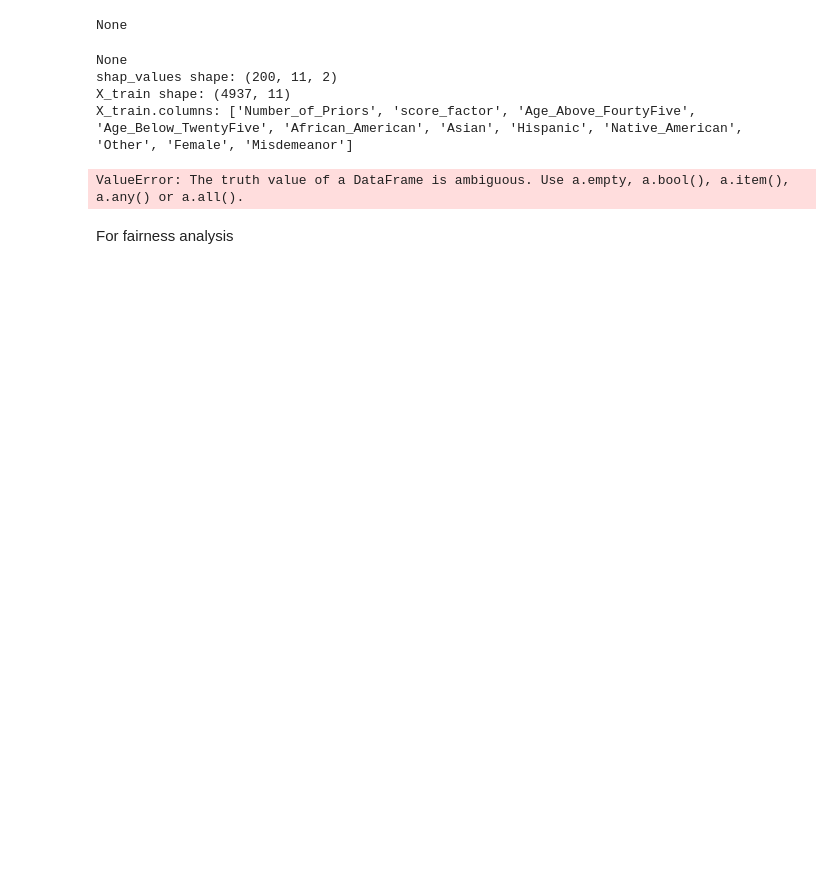
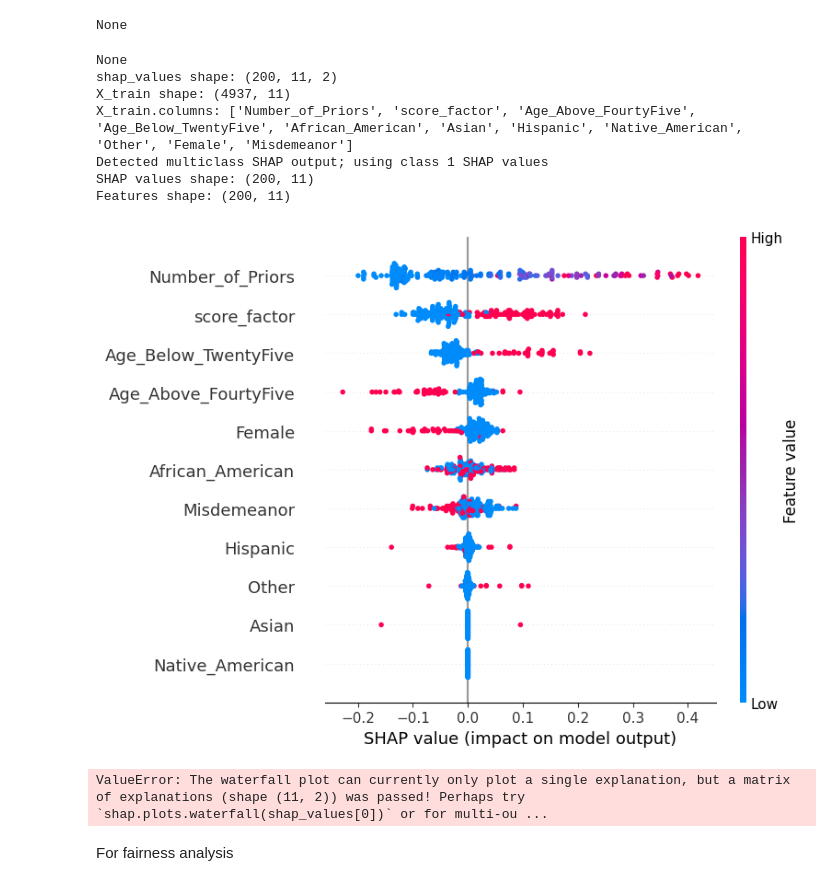
Before and after one commit to jamesafful/explainbench, a Jupyter notebook: notebooks/COMPAS_shap_analysis.ipynb, the cells around one changed output. Cells and saved outputs as stored; diff of their text form; code cells hidden in the pictures; blank space fills up the shorter version.

```diff
--- a/notebooks/COMPAS_shap_analysis.ipynb
+++ b/notebooks/COMPAS_shap_analysis.ipynb
@@ -8,6 +8,8 @@ import shap
 from sklearn.model_selection import train_test_split
 from sklearn.ensemble import RandomForestClassifier
 import matplotlib.pyplot as plt
+import sys
+sys.path.append('..')
 from explainbench.shap_wrapper import SHAPExplainer
 print(SHAPExplainer.__doc__)
 
@@ -18,33 +20,39 @@ X = df.drop(columns=[target])
 y = df[target]
 
 # Split data
 X_train, X_test, y_train, y_test = train_test_split(X, y, test_size=0.2, random_state=42)
 
 # Train model
 model = RandomForestClassifier(n_estimators=100, random_state=42)
 model.fit(X_train, y_train)
 
 # Initialize SHAP explainer
 explainer = SHAPExplainer(model, X_train, model_type='tree')
 
 # Compute SHAP values (global)
 shap_values = explainer.explain_global(num_samples=200)
 
 # DEBUG: check shapes before plotting
 print("shap_values shape:", getattr(shap_values, 'values', shap_values).shape)
 print("X_train shape:", X_train.shape)
 print("X_train.columns:", X_train.columns.tolist())
 
 # Plot SHAP summary
-explainer.plot_summary(shap_values, features=X_train)
+sample = X_train.sample(n=200, random_state=42)
+shap_values = explainer.explain_global(num_samples=200)
+explainer.plot_summary(shap_values, features=sample)
 
 # Explain one instance
 instance = X_test.iloc[0]
 instance_shap = explainer.explain_instance(instance)
-shap.plots.waterfall(instance_shap[0])
+shap.plots.waterfall(instance_shap)
 # %% [output]
 None
 shap_values shape: (200, 11, 2)
 X_train shape: (4937, 11)
 X_train.columns: ['Number_of_Priors', 'score_factor', 'Age_Above_FourtyFive', 'Age_Below_TwentyFive', 'African_American', 'Asian', 'Hispanic', 'Native_American', 'Other', 'Female', 'Misdemeanor']
+Detected multiclass SHAP output; using class 1 SHAP values
+SHAP values shape: (200, 11)
+Features shape: (200, 11)
+[figure, added]
-ValueError: The truth value of a DataFrame is ambiguous. Use a.empty, a.bool(), a.item(), a.any() or a.all().
+ValueError: The waterfall plot can currently only plot a single explanation, but a matrix of explanations (shape (11, 2)) was passed! Perhaps try `shap.plots.waterfall(shap_values[0])` or for multi-ou ...
```
Also changed, not shown: parts of 1 cell of this notebook.
